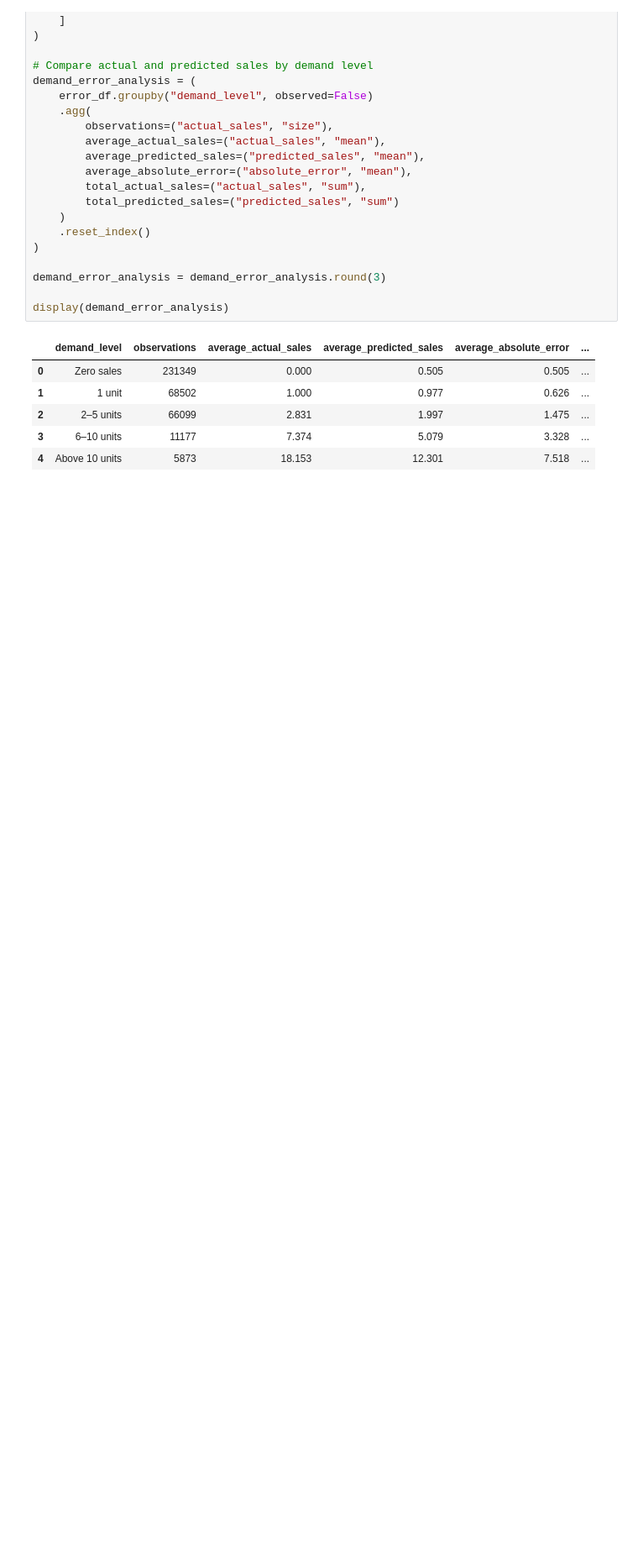
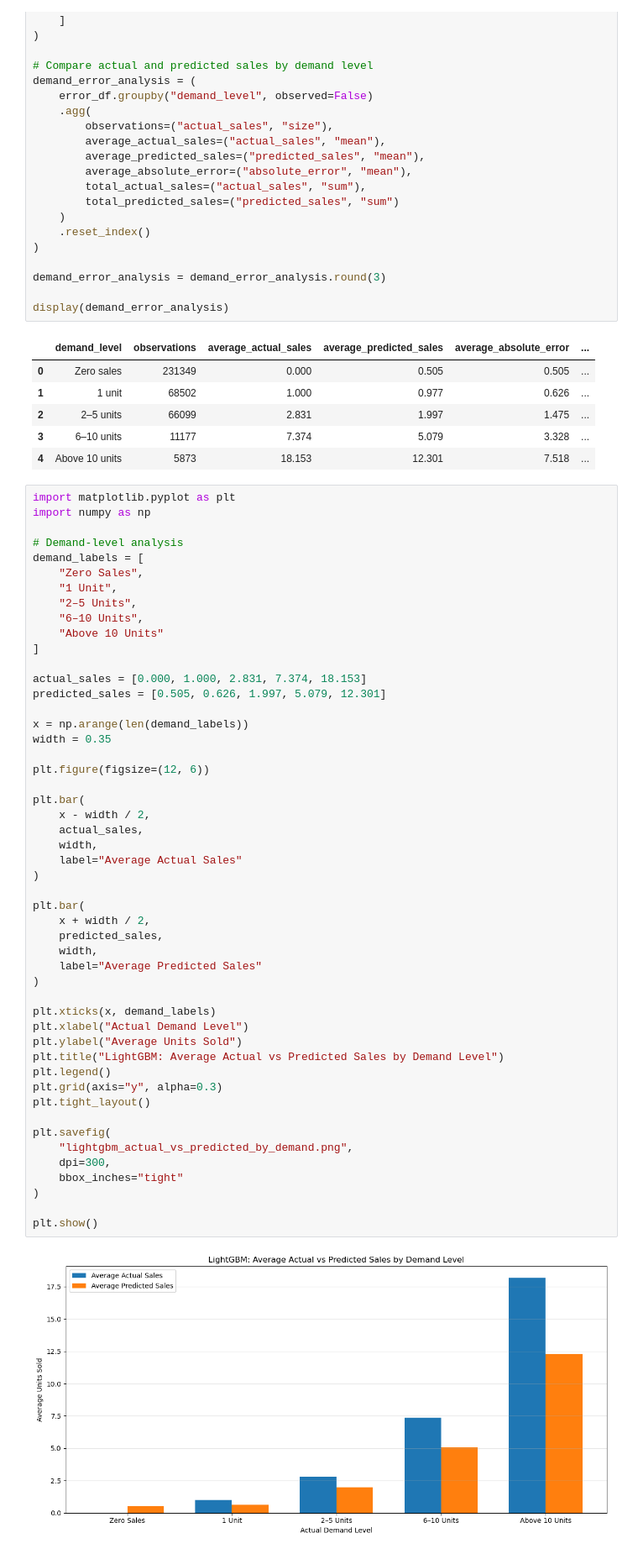
Before and after one commit to 20deepak28/demand-analysis-project, a Jupyter notebook: 04_baseline_model.ipynb, the cells around one changed output. Shown at 84% size. Drawn from its saved outputs; the diff is of its cells as text; blank space fills up the shorter version.

```diff
--- a/04_baseline_model.ipynb
+++ b/04_baseline_model.ipynb
@@ -2593,3 +2692,55 @@ display(demand_error_analysis)
 | 2 | 2–5 units | 66099 | 2.831 | 1.997 | 1.475 | ... |
 | 3 | 6–10 units | 11177 | 7.374 | 5.079 | 3.328 | ... |
 | 4 | Above 10 units | 5873 | 18.153 | 12.301 | 7.518 | ... |
+# %%
+import matplotlib.pyplot as plt
+import numpy as np
+
+# Demand-level analysis
+demand_labels = [
+    "Zero Sales",
+    "1 Unit",
+    "2–5 Units",
+    "6–10 Units",
+    "Above 10 Units"
+]
+
+actual_sales = [0.000, 1.000, 2.831, 7.374, 18.153]
+predicted_sales = [0.505, 0.626, 1.997, 5.079, 12.301]
+
+x = np.arange(len(demand_labels))
+width = 0.35
+
+plt.figure(figsize=(12, 6))
+
+plt.bar(
+    x - width / 2,
+    actual_sales,
+    width,
+    label="Average Actual Sales"
+)
+
+plt.bar(
+    x + width / 2,
+    predicted_sales,
+    width,
+    label="Average Predicted Sales"
+)
+
+plt.xticks(x, demand_labels)
+plt.xlabel("Actual Demand Level")
+plt.ylabel("Average Units Sold")
+plt.title("LightGBM: Average Actual vs Predicted Sales by Demand Level")
+plt.legend()
+plt.grid(axis="y", alpha=0.3)
+plt.tight_layout()
+
+plt.savefig(
+    "lightgbm_actual_vs_predicted_by_demand.png",
+    dpi=300,
+    bbox_inches="tight"
+)
+
+plt.show()
+# %% [output]
+[figure, added]
```
Also changed, not shown: parts of 105 cells of this notebook, 1 other file.
